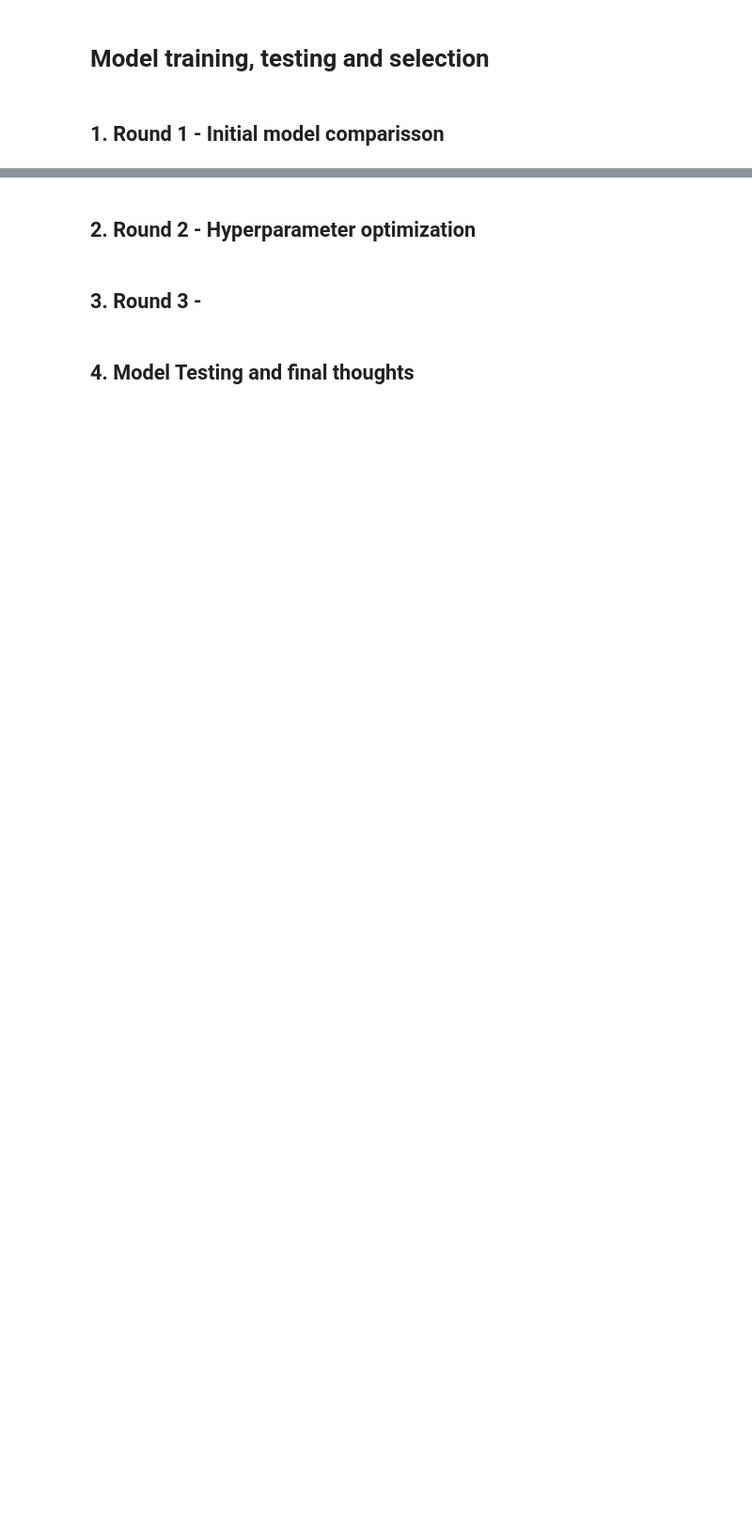
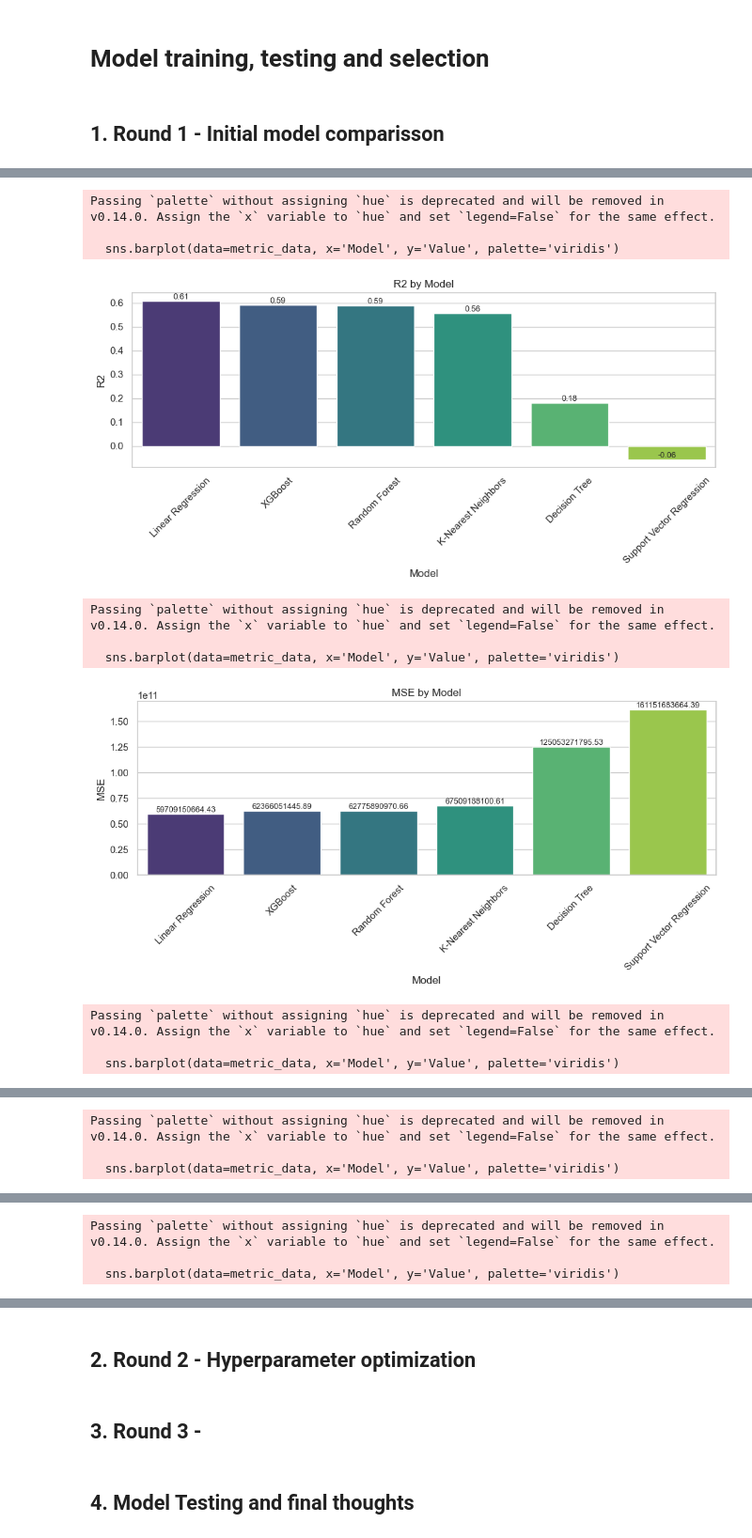
Before and after one commit to David38mk/house-price-prediction-ML, a Jupyter notebook: notebooks/Model_train_and_test.ipynb, the cells around one changed output, grey strips where cells are left out. Shown at 94% size. Saved outputs shown, nothing was run; the diff lists cells and outputs as text; code cells hidden in the pictures; blank space fills up the shorter version.

Commit message:
Round 1 of model training and testing completed.

```diff
--- a/notebooks/Model_train_and_test.ipynb
+++ b/notebooks/Model_train_and_test.ipynb
@@ -15,3 +15,5 @@ from sklearn.svm import SVR
 from sklearn.neighbors import KNeighborsRegressor
 
 import xgboost as xgb
+# %%
+data = pd.read_csv('../data/cleaned_data.csv')
@@ -17,0 +34,13 @@ import xgboost as xgb
+# %%
+def evaluate_model(models, X_test, y_test):
+    results = {}
+    for name, model in models.items():
+        y_pred = model.predict(X_test)
+        results[name] = {
+            'R2': r2_score(y_test, y_pred),
+            'MSE': mean_squared_error(y_test, y_pred),
+            'RMSE': root_mean_squared_error(y_test, y_pred),
+            'MAE': mean_absolute_error(y_test, y_pred),
+            'MAPE': safe_mape(y_test, y_pred)
+        }
+    return pd.DataFrame(results).T.sort_values(by='R2', ascending=False)
@@ -18,2 +106,28 @@ import xgboost as xgb
 # %% [markdown]
 ## 1. Round 1 - Initial model comparisson
+# %%
+LR = LinearRegression()
+DT = DecisionTreeRegressor(random_state=42)
+RF = RandomForestRegressor(random_state=42)
+SVR = SVR()
+KNN = KNeighborsRegressor()
+XGB = xgb.XGBRegressor(random_state=42)
+
+LR.fit(X_train, y_train)
+DT.fit(X_train, y_train)
+RF.fit(X_train, y_train)
+SVR.fit(X_train, y_train)
+KNN.fit(X_train, y_train)
+XGB.fit(X_train, y_train)
+
+models = {
+    'Linear Regression': LR,
+    'Decision Tree': DT,
+    'Random Forest': RF,
+    'Support Vector Regression': SVR,
+    'K-Nearest Neighbors': KNN,
+    'XGBoost': XGB
+}
+
+results = evaluate_model(models, X_test, y_test)
+results
@@ -19,0 +142,14 @@ import xgboost as xgb
+# %%
+visualize_results(results)
+# %% [output]
+Passing `palette` without assigning `hue` is deprecated and will be removed in v0.14.0. Assign the `x` variable to `hue` and set `legend=False` for the same effect.
+
+  sns.barplot(data=metric_data, x='Model', y='Value', palette='viridis')
+[figure, added]
+Passing `palette` without assigning `hue` is deprecated and will be removed in v0.14.0. Assign the `x` variable to `hue` and set `legend=False` for the same effect.
+
+  sns.barplot(data=metric_data, x='Model', y='Value', palette='viridis')
+[figure, added]
+Passing `palette` without assigning `hue` is deprecated and will be removed in v0.14.0. Assign the `x` variable to `hue` and set `legend=False` for the same effect.
+
+  sns.barplot(data=metric_data, x='Model', y='Value', palette='viridis')
@@ -19,0 +157,3 @@ import xgboost as xgb
+Passing `palette` without assigning `hue` is deprecated and will be removed in v0.14.0. Assign the `x` variable to `hue` and set `legend=False` for the same effect.
+
+  sns.barplot(data=metric_data, x='Model', y='Value', palette='viridis')
@@ -19,0 +161,3 @@ import xgboost as xgb
+Passing `palette` without assigning `hue` is deprecated and will be removed in v0.14.0. Assign the `x` variable to `hue` and set `legend=False` for the same effect.
+
+  sns.barplot(data=metric_data, x='Model', y='Value', palette='viridis')
```
Also changed, not shown: parts of 7 cells of this notebook, 2 other files.
